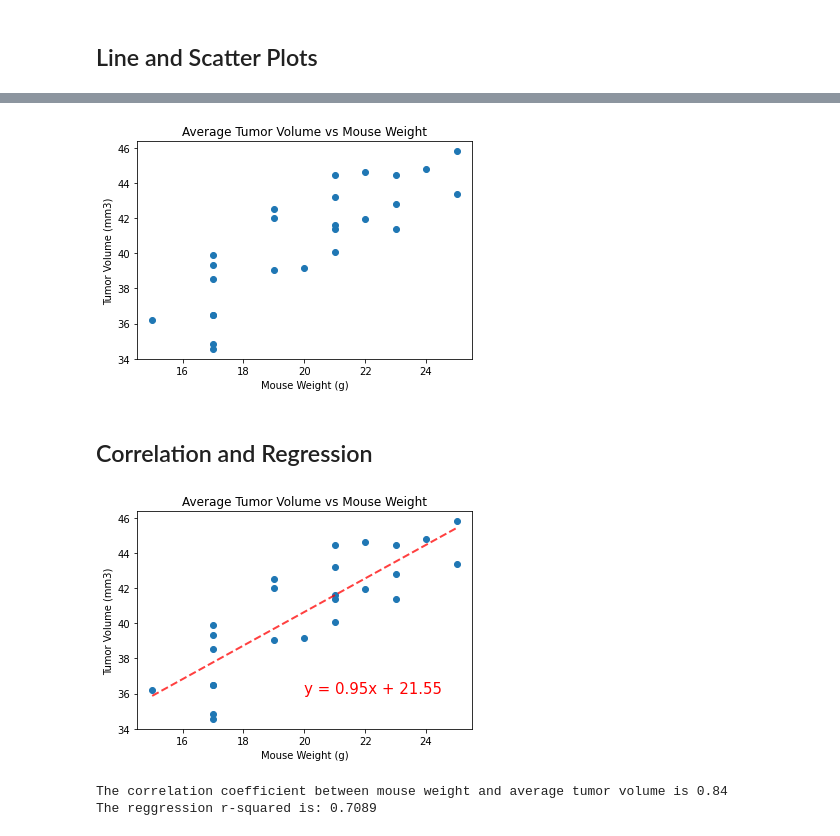
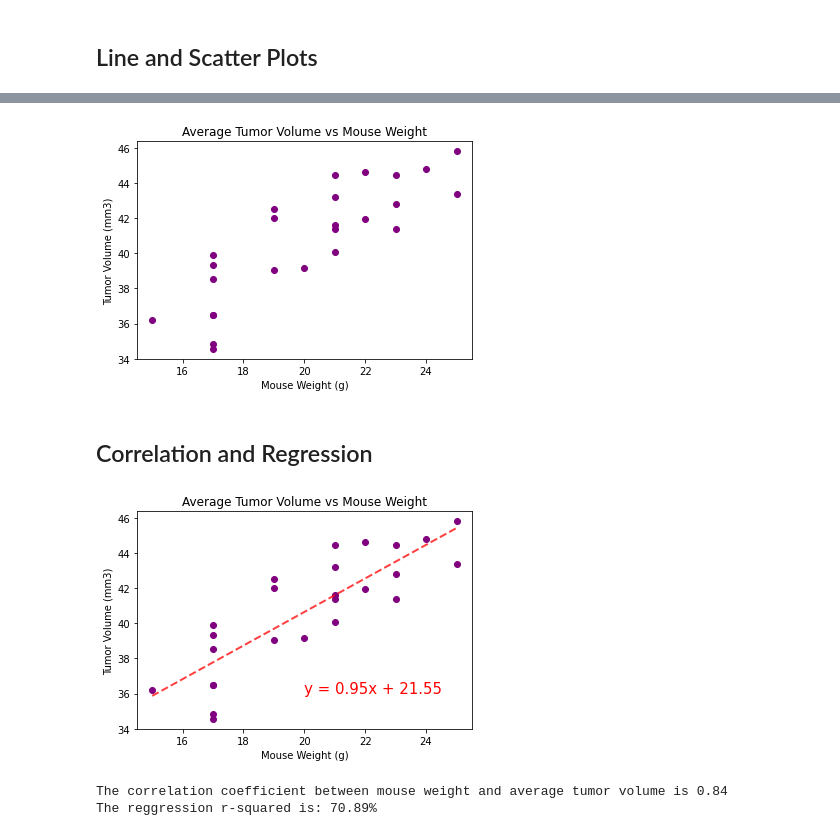
Before and after one commit to rperezme-data/DAB_H05_Matplotlib-challenge, a Jupyter notebook: Pymaceuticals/main.ipynb, the cells around one changed output, grey strips where cells are left out. Cells and saved outputs as stored; diff of their text form; code cells hidden in the pictures.

```diff
--- a/Pymaceuticals/main.ipynb
+++ b/Pymaceuticals/main.ipynb
@@ -410,21 +424,21 @@ plt.show()
 # %%
 # Generate a scatter plot of average tumor volume vs. mouse weight for the Capomulin regimen
 x_values = list(treatment_data.groupby('Mouse ID').mean()['Weight (g)'].values)
 y_values = list(treatment_data.groupby('Mouse ID').mean()['Tumor Volume (mm3)'])
 
 ## SCATTER PLOT
 ## Set Scatter Plot parameters
-plt.scatter(x_values, y_values)
+plt.scatter(x_values, y_values, color='purple')
 
 # Give the chart a title, x label, and y label
 plt.title("Average Tumor Volume vs Mouse Weight")
 plt.xlabel("Mouse Weight (g)")
 plt.ylabel("Tumor Volume (mm3)")
 
 ## Show plot
 plt.show()
 # %% [output]
-[figure, old version]
+[figure, new version]
 # %% [markdown]
 ## Correlation and Regression
 # %%
@@ -442,7 +456,7 @@ line_eq = "y = " + str(round(slope,2)) + "x + " + str(round(intercept,2))
 
 ## SCATTER PLOT
 ## Set Scatter Plot parameters
-plt.scatter(x_values, y_values)
+plt.scatter(x_values, y_values, color='purple')
 
 # Give the chart a title, x label, and y label
 plt.title("Average Tumor Volume vs Mouse Weight")
@@ -451,17 +465,17 @@ plt.ylabel("Tumor Volume (mm3)")
 
 ## REGRESSION LINE PLOT
 ## Set Line Plot parameters
-plt.plot(regress_line_x, regress_line_y, '--', color="red", alpha=0.75, linewidth=2)
+plt.plot(regress_line_x, regress_line_y, '--', color='red', alpha=0.75, linewidth=2)
 ## Annotate regression line equation
-plt.annotate(line_eq,(20,36),fontsize=15,color="red")
+plt.annotate(line_eq, (20,36), fontsize=15, color='red')
 
 ## Show Plot
 plt.show()
 
 ## Display Pearson Correlation & Regression R^2
 print(f"The correlation coefficient between mouse weight and average tumor volume is {round(stats.pearsonr(x_values, y_values)[0],2)}")
-print(f"The reggression r-squared is: {round(rvalue**2, 4)}")
+print(f"The reggression r-squared is: {rvalue**2:.2%}")
 # %% [output]
-[figure, old version]
+[figure, new version]
 The correlation coefficient between mouse weight and average tumor volume is 0.84
-The reggression r-squared is: 0.7089
+The reggression r-squared is: 70.89%
```
Also changed, not shown: parts of 7 cells of this notebook.
